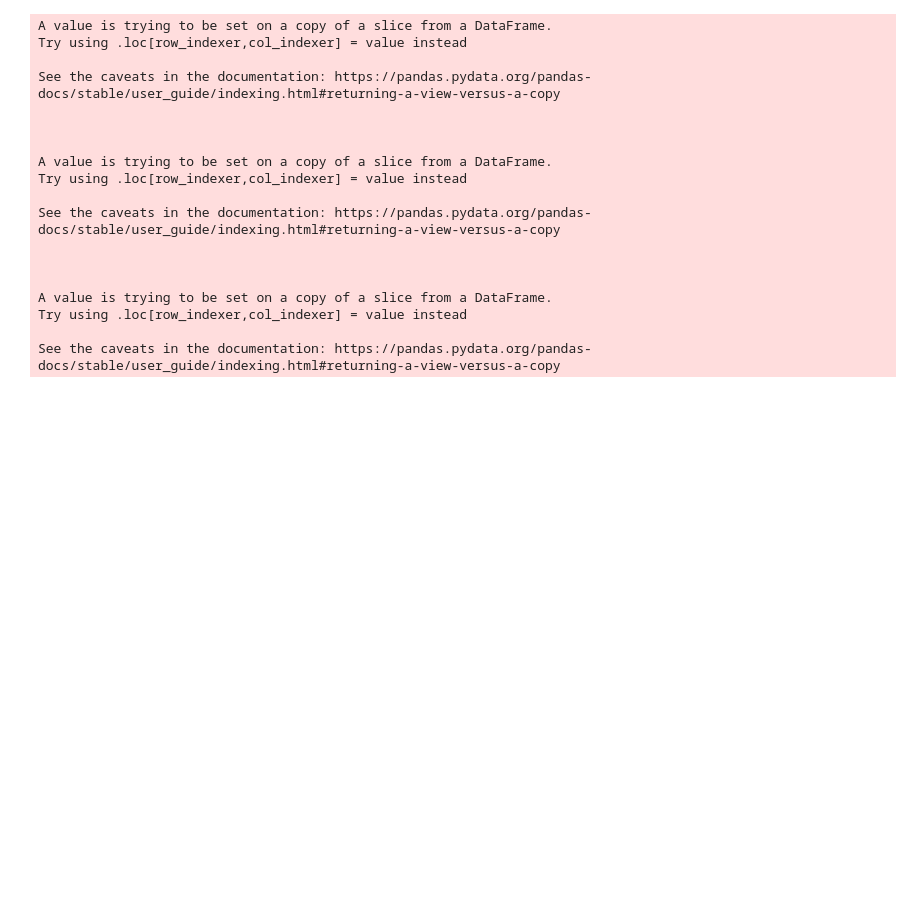
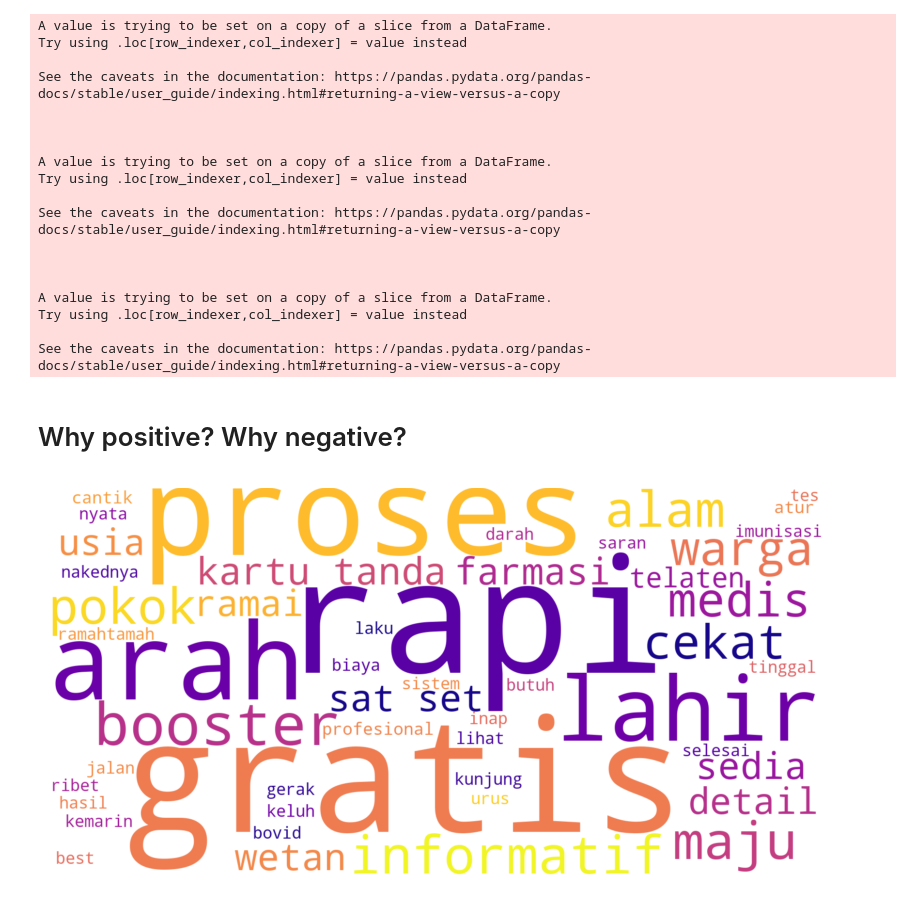
Before and after one commit to elskow/PuskesmasSbyAnalysis, a Jupyter notebook: 3-data analysis.ipynb, the cells around one changed output. Cells and saved outputs as stored; diff of their text form; code cells hidden in the pictures; blank space fills up the shorter version.

Commit message:
feat: add some analysis for data

```diff
--- a/3-data analysis.ipynb
+++ b/3-data analysis.ipynb
@@ -1,7 +3,7 @@
 # %%
 import pandas as pd
 
-predicted_data_puskesmas = pd.read_csv("puskesmas_data_predicted.csv")
+predicted_data_puskesmas = pd.read_csv("predicted-review.csv")
 
 predicted_data_puskesmas.head()
 # %% [output]
@@ -12,7 +14,7 @@ predicted_data_puskesmas.head()
 | 3 | Yusup Jaya | 1 | Pelayanan tambah lelet, mohon man... | Puskesmas Simomulyo | layan lambat mohon managernya sat... | id | 0 |
 | 4 | Yunia Ardina | 1 | Saya mau kasih masukan sekaligus ... | Puskesmas Simomulyo | kasih masuk protes tanggal februa... | id | 0 |
 # %%
-detail_puskesmas = pd.read_csv("data_scrapping/cleaned_puskesmas.csv")
+detail_puskesmas = pd.read_csv("scrapping/cleaned_puskesmas.csv")
 
 detail_puskesmas.head()
 # %% [output]
@@ -304,3 +313,54 @@ A value is trying to be set on a copy of a slice from a DataFrame.
 Try using .loc[row_indexer,col_indexer] = value instead
 
 See the caveats in the documentation: https://pandas.pydata.org/pandas-docs/stable/user_guide/indexing.html#returning-a-view-versus-a-copy
+# %% [markdown]
+# Why positive? Why negative?
+# %%
+from sklearn.feature_extraction.text import TfidfVectorizer
+import numpy as np
+from wordcloud import WordCloud
+import matplotlib.pyplot as plt
+
+all_reviews = predicted_data_puskesmas["cleaned_review_text"]
+
+vectorizer = TfidfVectorizer(stop_words='english', max_features=10000)
+
+tfidf_matrix = vectorizer.fit_transform(all_reviews)
+
+word_scores = np.sum(tfidf_matrix, axis=0)
+
+features = vectorizer.get_feature_names_out()
+scores = word_scores.A1
+word_score_dict = dict(zip(features, scores))
+
+sorted_words = sorted(word_score_dict.items(), key=lambda x: x[1], reverse=True)
+
+positive_reviews = ' '.join(predicted_data_puskesmas[predicted_data_puskesmas['is_positive'] == 1]['cleaned_review_text'])
+
+N = 100
+common_words = set([word for word, score in sorted_words[:N]])
+
+filtered_positive_reviews = ' '.join([word for word in positive_reviews.split() if word not in common_words])
+filtered_positive_reviews = ' '.join([word for word in filtered_positive_reviews.split() if word not in detail_puskesmas['puskesmas_name'].str.lower().str.split().str[1].values])
+
+stop_words = ["bu", "sih", "oke", "ya", "aja", "udah", "ok", "suka", "pas", "sukses", "semangat"]
+
+filtered_positive_reviews = ' '.join([word for word in filtered_positive_reviews.split() if word not in stop_words])
+
+pd.Series(filtered_positive_reviews.split()).value_counts().head(20)
+
+wordcloud = WordCloud(
+    width=1600,
+    height=800,
+    background_color="white",
+    max_words=50,
+    colormap="plasma",
+    prefer_horizontal=1.0,
+).generate(filtered_positive_reviews)
+
+plt.figure(figsize=(10, 10))
+plt.imshow(wordcloud, interpolation="bilinear")
+plt.axis("off")
+plt.show()
+# %% [output]
+[figure, added]
```
Also changed, not shown: parts of 18 cells of this notebook, 1 other file.
